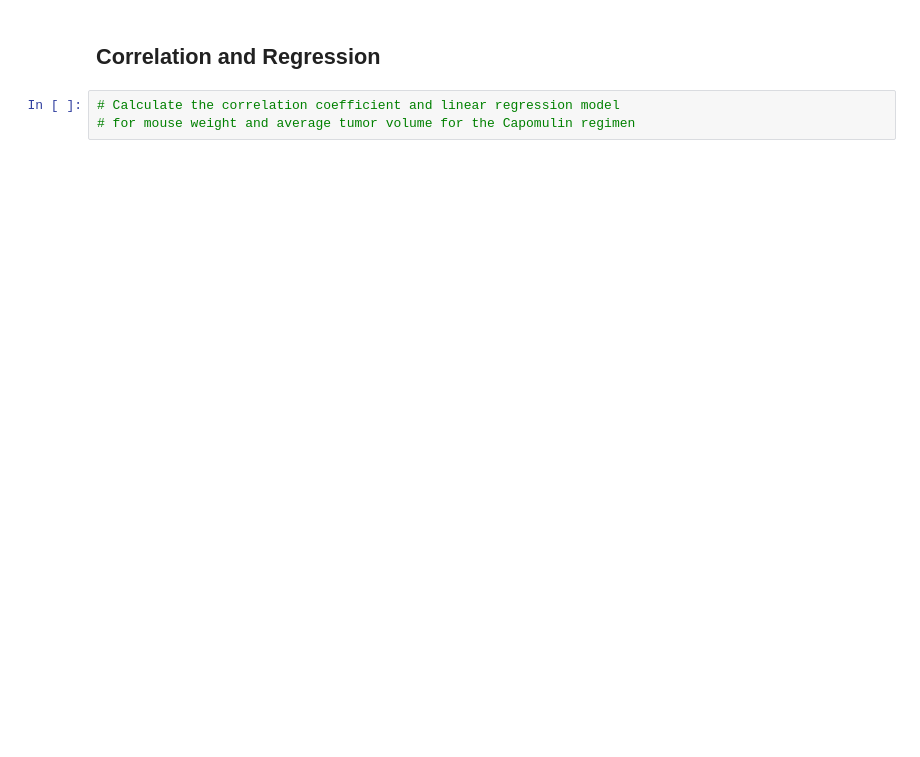
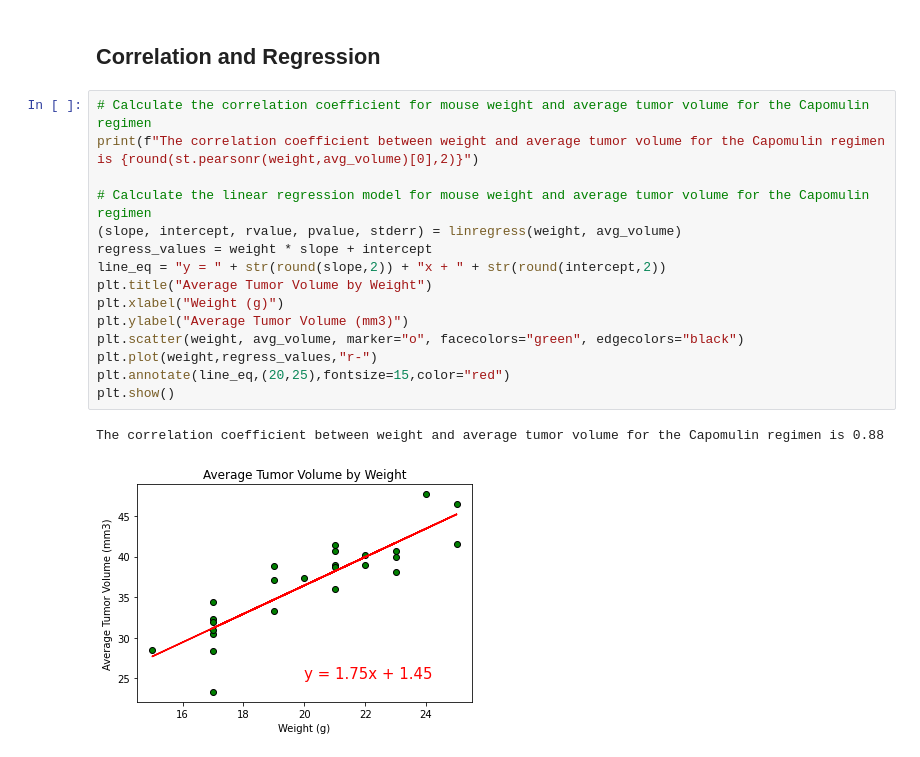
Before and after one commit to sissa81/Pymaceuticals-Matplotlib-Challenge, a Jupyter notebook: pymaceuticals.ipynb, the cells around one changed output. Drawn from its saved outputs; the diff is of its cells as text; blank space fills up the shorter version.

Commit message:
6/19/2021 Correlation and Regression

```diff
--- a/pymaceuticals.ipynb
+++ b/pymaceuticals.ipynb
@@ -256,5 +283,20 @@ plt.show()
 # %% [markdown]
 ## Correlation and Regression
-# %%
-# Calculate the correlation coefficient and linear regression model
-# for mouse weight and average tumor volume for the Capomulin regimen
+# %%
+# Calculate the correlation coefficient for mouse weight and average tumor volume for the Capomulin regimen
+print(f"The correlation coefficient between weight and average tumor volume for the Capomulin regimen is {round(st.pearsonr(weight,avg_volume)[0],2)}")
+
+# Calculate the linear regression model for mouse weight and average tumor volume for the Capomulin regimen
+(slope, intercept, rvalue, pvalue, stderr) = linregress(weight, avg_volume)
+regress_values = weight * slope + intercept
+line_eq = "y = " + str(round(slope,2)) + "x + " + str(round(intercept,2))
+plt.title("Average Tumor Volume by Weight")
+plt.xlabel("Weight (g)")
+plt.ylabel("Average Tumor Volume (mm3)")
+plt.scatter(weight, avg_volume, marker="o", facecolors="green", edgecolors="black")
+plt.plot(weight,regress_values,"r-")
+plt.annotate(line_eq,(20,25),fontsize=15,color="red")
+plt.show()
+# %% [output]
+The correlation coefficient between weight and average tumor volume for the Capomulin regimen is 0.88
+[figure, added]
```
Also changed, not shown: parts of 4 cells of this notebook.
